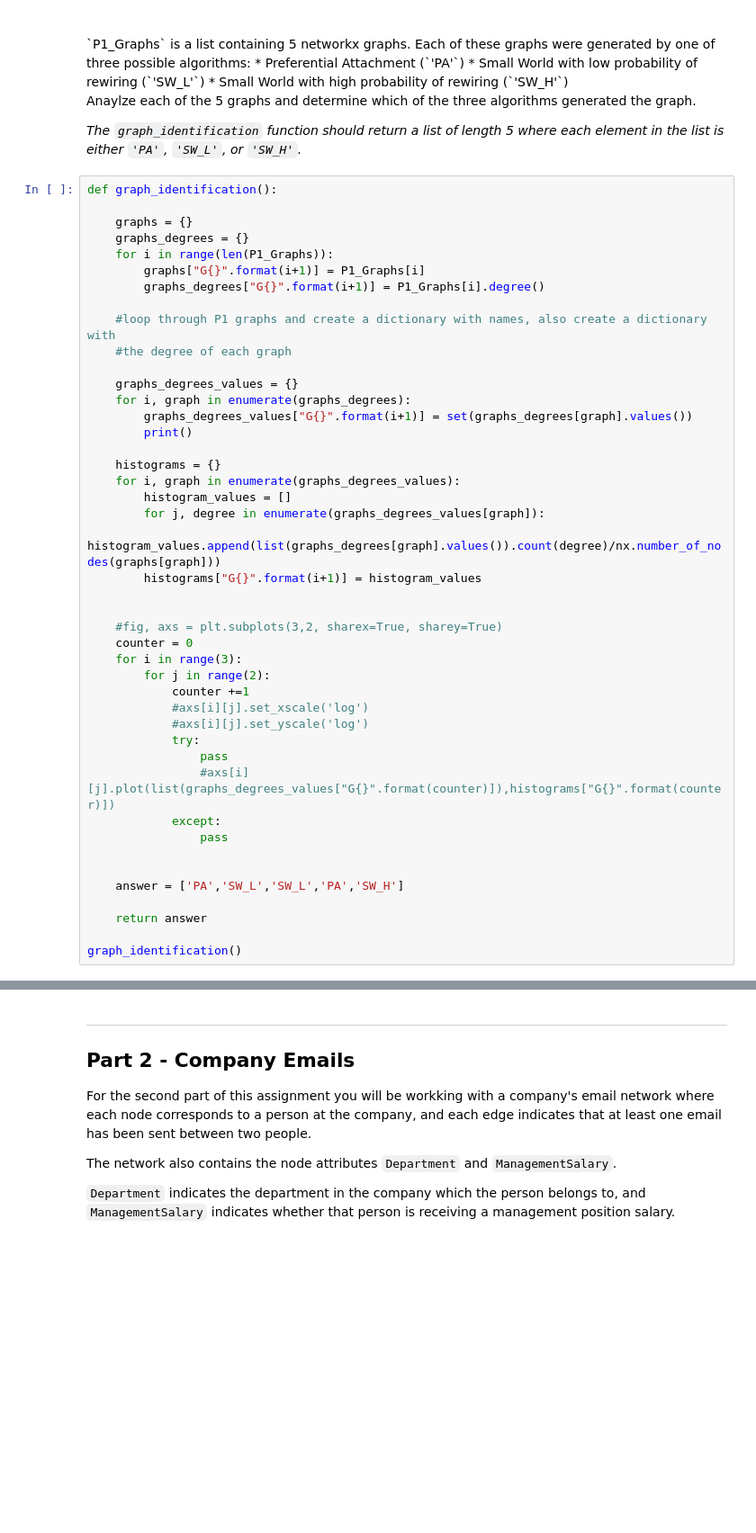
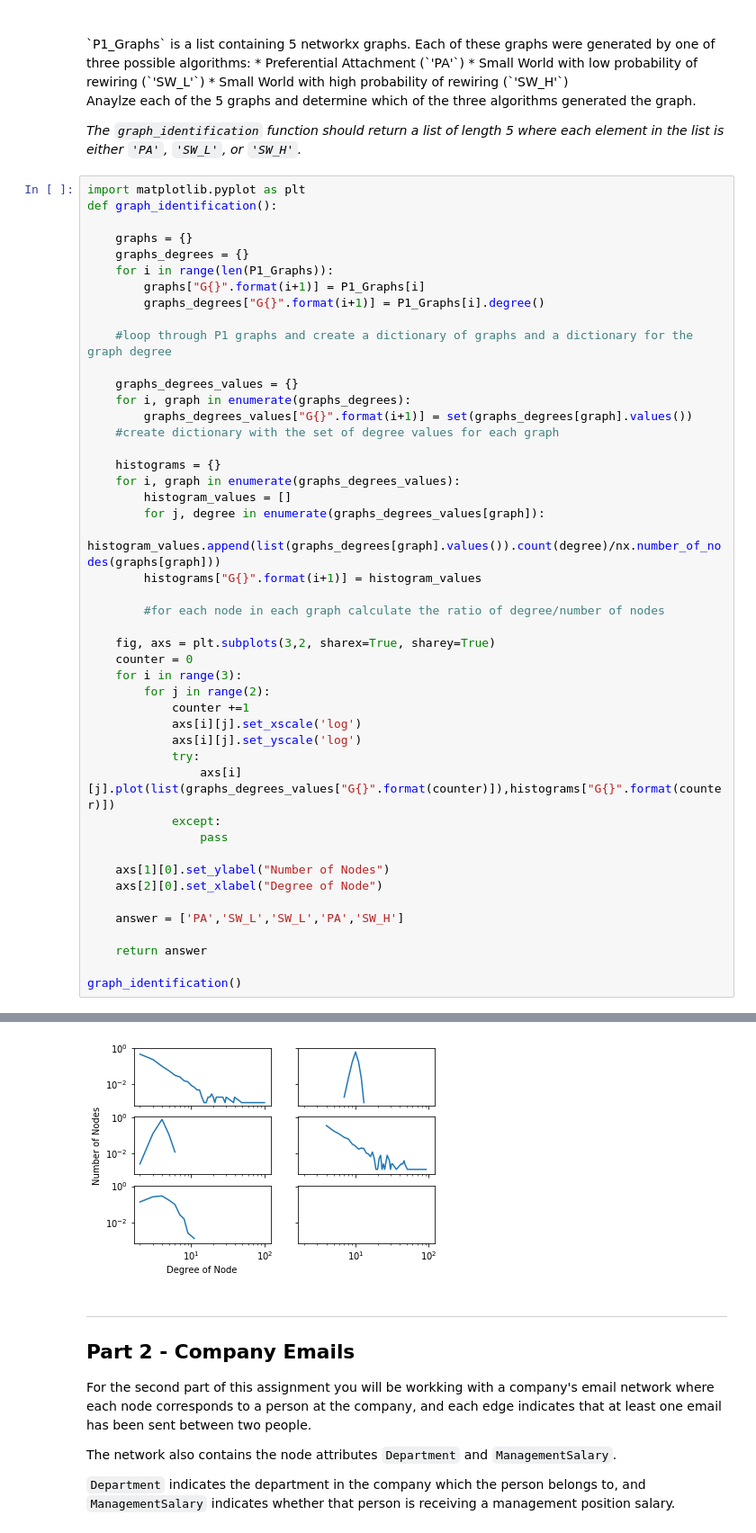
Before and after one commit to AustinChase/Applied_Data_Science, a Jupyter notebook: Module_5/Assignment+4.ipynb, the cells around one changed output, grey strips where cells are left out. Shown at 90% size. Cells and saved outputs as stored; diff of their text form; blank space fills up the shorter version.

Commit message:
Added some comments. Re-added the graph of the networks

```diff
--- a/Module_5/Assignment+4.ipynb
+++ b/Module_5/Assignment+4.ipynb
@@ -37,6 +37,7 @@ Anaylze each of the 5 graphs and determine which of the three algorithms generat
 
 *The `graph_identification` function should return a list of length 5 where each element in the list is either `'PA'`, `'SW_L'`, or `'SW_H'`.*
 # %%
+import matplotlib.pyplot as plt
 def graph_identification():
 
     graphs = {}
@@ -45,43 +46,45 @@ def graph_identification():
         graphs["G{}".format(i+1)] = P1_Graphs[i]
         graphs_degrees["G{}".format(i+1)] = P1_Graphs[i].degree()
 
-    #loop through P1 graphs and create a dictionary with names, also create a dictionary with
-    #the degree of each graph
+    #loop through P1 graphs and create a dictionary of graphs and a dictionary for the graph degree
 
     graphs_degrees_values = {}
     for i, graph in enumerate(graphs_degrees):
         graphs_degrees_values["G{}".format(i+1)] = set(graphs_degrees[graph].values())
-        print()
+    #create dictionary with the set of degree values for each graph
 
     histograms = {}
     for i, graph in enumerate(graphs_degrees_values):
         histogram_values = []
         for j, degree in enumerate(graphs_degrees_values[graph]):
             histogram_values.append(list(graphs_degrees[graph].values()).count(degree)/nx.number_of_nodes(graphs[graph]))
         histograms["G{}".format(i+1)] = histogram_values
 
+        #for each node in each graph calculate the ratio of degree/number of nodes
 
-    #fig, axs = plt.subplots(3,2, sharex=True, sharey=True)
+    fig, axs = plt.subplots(3,2, sharex=True, sharey=True)
     counter = 0
     for i in range(3):
         for j in range(2):
             counter +=1
-            #axs[i][j].set_xscale('log')
-            #axs[i][j].set_yscale('log')
+            axs[i][j].set_xscale('log')
+            axs[i][j].set_yscale('log')
             try:
-                pass
-                #axs[i][j].plot(list(graphs_degrees_values["G{}".format(counter)]),histograms["G{}".format(counter)])
+                axs[i][j].plot(list(graphs_degrees_values["G{}".format(counter)]),histograms["G{}".format(counter)])
             except:
                 pass
 
+    axs[1][0].set_ylabel("Number of Nodes")
+    axs[2][0].set_xlabel("Degree of Node")
 
     answer = ['PA','SW_L','SW_L','PA','SW_H']
 
     return answer
 
 graph_identification()
 # %% [output]
 ['PA', 'SW_L', 'SW_L', 'PA', 'SW_H']
+[figure, added]
 # %% [markdown]
 ---
 
```
Also changed, not shown: parts of 3 cells of this notebook.
